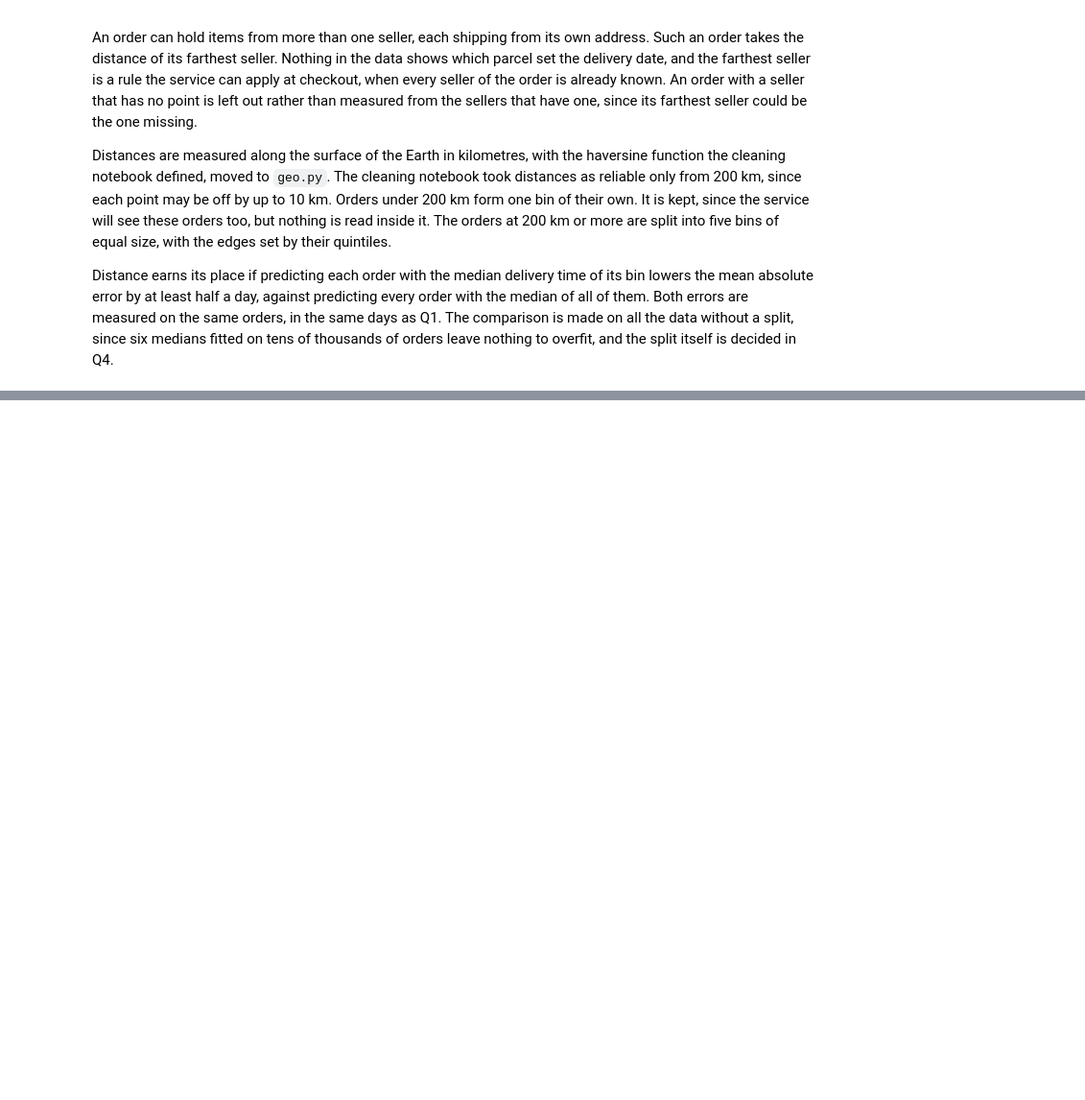
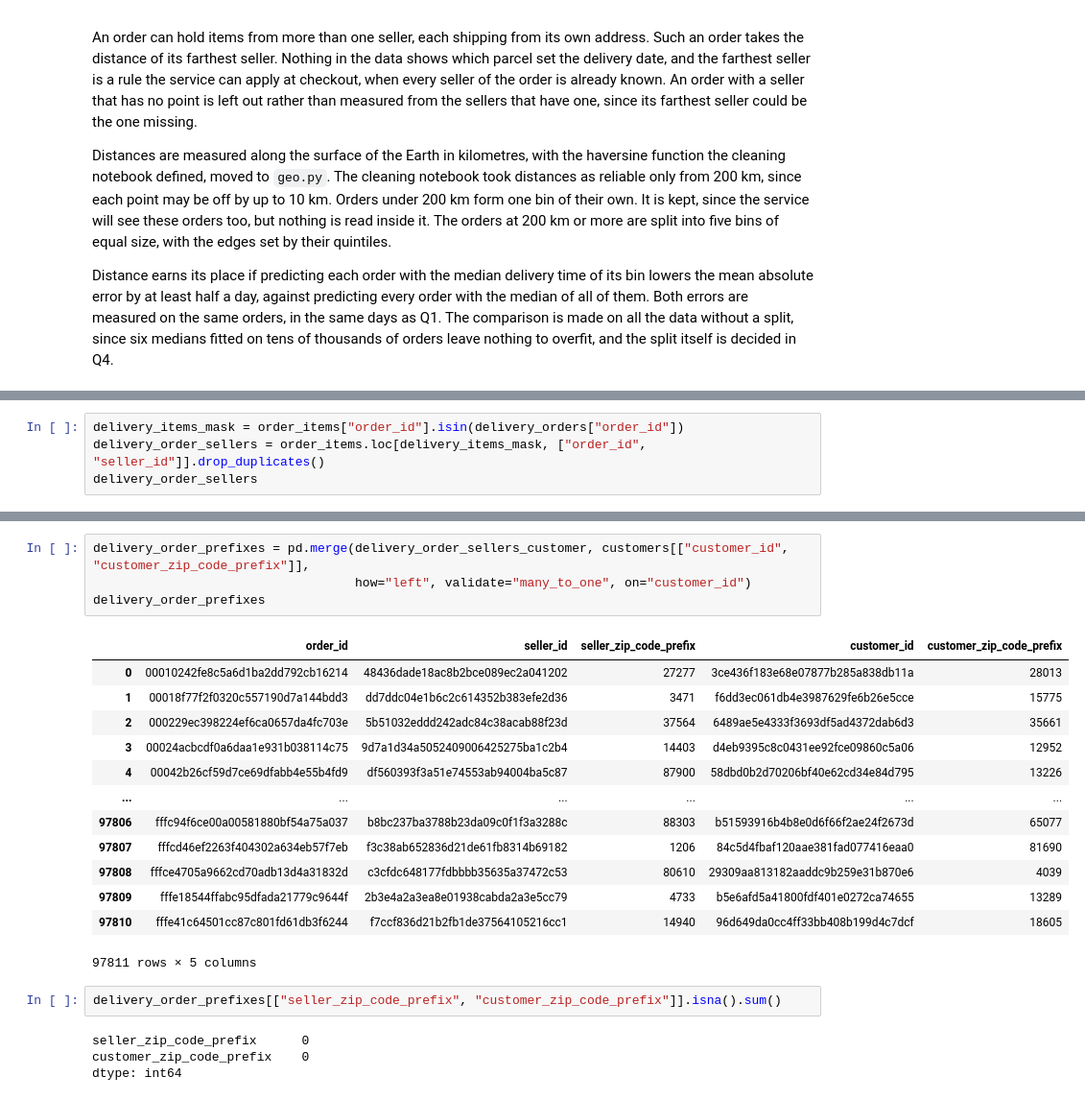
Before and after one commit to Spyrsial/olist-ecommerce-data-cleaning-eda, a Jupyter notebook: 02_exploratory_data_analysis.ipynb, the cells around one changed output, grey strips where cells are left out. Shown at 96% size. Drawn from its saved outputs; the diff is of its cells as text; blank space fills up the shorter version.

```diff
--- a/02_exploratory_data_analysis.ipynb
+++ b/02_exploratory_data_analysis.ipynb
@@ -408,0 +414,4 @@ Distance earns its place if predicting each order with the median delivery time
+# %%
+delivery_items_mask = order_items["order_id"].isin(delivery_orders["order_id"])
+delivery_order_sellers = order_items.loc[delivery_items_mask, ["order_id", "seller_id"]].drop_duplicates()
+delivery_order_sellers
@@ -408,0 +478,24 @@ Distance earns its place if predicting each order with the median delivery time
+# %%
+delivery_order_prefixes = pd.merge(delivery_order_sellers_customer, customers[["customer_id", "customer_zip_code_prefix"]],
+                                   how="left", validate="many_to_one", on="customer_id")
+delivery_order_prefixes
+# %% [output]
+|  | order_id | seller_id | seller_zip_code_prefix | customer_id | customer_zip_code_prefix |
+| 0 | 00010242fe8c5a6d1ba2dd792cb16214 | 48436dade18ac8b2bce089ec2a041202 | 27277 | 3ce436f183e68e07877b285a838db11a | 28013 |
+| 1 | 00018f77f2f0320c557190d7a144bdd3 | dd7ddc04e1b6c2c614352b383efe2d36 | 3471 | f6dd3ec061db4e3987629fe6b26e5cce | 15775 |
+| 2 | 000229ec398224ef6ca0657da4fc703e | 5b51032eddd242adc84c38acab88f23d | 37564 | 6489ae5e4333f3693df5ad4372dab6d3 | 35661 |
+| 3 | 00024acbcdf0a6daa1e931b038114c75 | 9d7a1d34a5052409006425275ba1c2b4 | 14403 | d4eb9395c8c0431ee92fce09860c5a06 | 12952 |
+| 4 | 00042b26cf59d7ce69dfabb4e55b4fd9 | df560393f3a51e74553ab94004ba5c87 | 87900 | 58dbd0b2d70206bf40e62cd34e84d795 | 13226 |
+| ... | ... | ... | ... | ... | ... |
+| 97806 | fffc94f6ce00a00581880bf54a75a037 | b8bc237ba3788b23da09c0f1f3a3288c | 88303 | b51593916b4b8e0d6f66f2ae24f2673d | 65077 |
+| 97807 | fffcd46ef2263f404302a634eb57f7eb | f3c38ab652836d21de61fb8314b69182 | 1206 | 84c5d4fbaf120aae381fad077416eaa0 | 81690 |
+| 97808 | fffce4705a9662cd70adb13d4a31832d | c3cfdc648177fdbbbb35635a37472c53 | 80610 | 29309aa813182aaddc9b259e31b870e6 | 4039 |
+| 97809 | fffe18544ffabc95dfada21779c9644f | 2b3e4a2a3ea8e01938cabda2a3e5cc79 | 4733 | b5e6afd5a41800fdf401e0272ca74655 | 13289 |
+| 97810 | fffe41c64501cc87c801fd61db3f6244 | f7ccf836d21b2fb1de37564105216cc1 | 14940 | 96d649da0cc4ff33bb408b199d4c7dcf | 18605 |
+97811 rows × 5 columns
+# %%
+delivery_order_prefixes[["seller_zip_code_prefix", "customer_zip_code_prefix"]].isna().sum()
+# %% [output]
+seller_zip_code_prefix      0
+customer_zip_code_prefix    0
+dtype: int64
```
Also changed, not shown: parts of 27 cells of this notebook.
